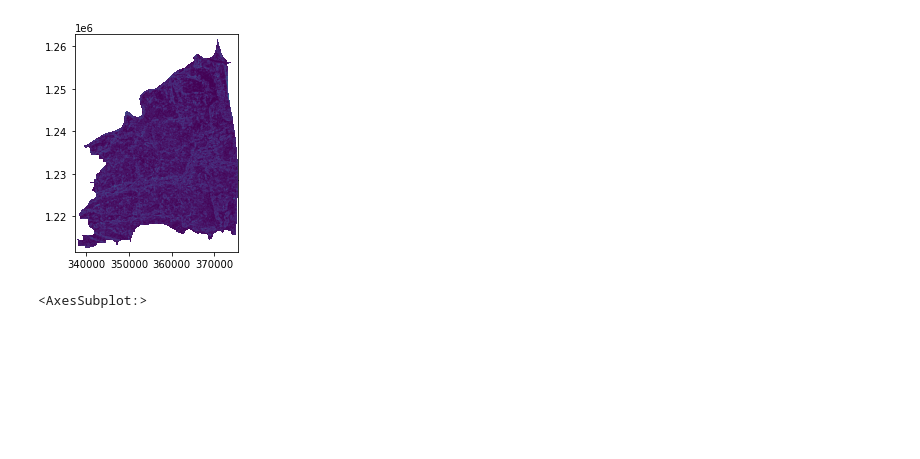
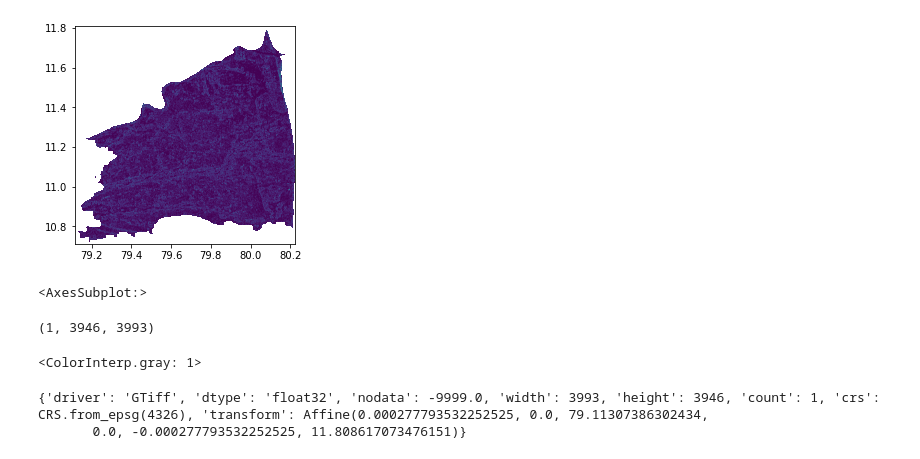
Before and after one commit to NilimaKD/lila-reports, a Jupyter notebook: Clipping Slope raste.ipynb, the cells around one changed output. Saved outputs shown, nothing was run; the diff lists cells and outputs as text; code cells hidden in the pictures; blank space fills up the shorter version.

Commit message:
Slope and GHI raster visualization

```diff
--- a/Clipping Slope raste.ipynb
+++ b/Clipping Slope raste.ipynb
@@ -7,3 +11,20 @@ import rasterio
+# %%
+#Setting path to directory
+
+def get_rooted(stem):
+    return "F:/AV Consulting/2022/LiLa/TN Government/Data/LiLa_Nagapattinam/" + stem
+
+def read_raster_UT(stem):
+    return rasterio.open(get_rooted(stem))
+
+def read_shpfi_UT(stem):
+    return fiona.open(get_rooted(stem))
+
+def read_rastergpd_UT(stem):
+    return gpd.read_file(get_rooted(stem))
+
+def read_rastergdal_UT(stem):
+    return gdal.Open(get_rooted(stem))
 # %%
 #Open Shapefile with fiona
 # %%
@@ -31,5 +104,4 @@ import rasterio.plot
 # %%
-rasterio.plot.show(rasterio.open('F:\\AV Consulting\\2022\\LiLa\\TN Government\\Data\\LiLa_Nagapattinam\\Output slope rasternagapattinam_slope.tif'))
+#Open destination raster
+_tif_dst_slope_epsg4326 = rasterio.open(
+    'F:/AV Consulting/2022/LiLa/TN Government/Data/LiLa_Nagapattinam/workdir/Outputslope_rst_dst_epsg4326.tif', 'w', **kwargs)
-# %% [output]
-[figure, removed]
-<AxesSubplot:>
@@ -35,0 +122,6 @@ rasterio.plot.show(rasterio.open('F:\\AV Consulting\\2022\\LiLa\\TN Government\\
+# %%
+_tif_dst_slope_epsg4326 = read_raster_UT('workdir/Outputslope_rst_dst_epsg4326.tif')
+show(_tif_dst_slope_epsg4326)
+# %% [output]
+[figure, added]
+<AxesSubplot:>
@@ -35,0 +135,16 @@ rasterio.plot.show(rasterio.open('F:\\AV Consulting\\2022\\LiLa\\TN Government\\
+# %%
+array = _tif_dst_slope_epsg4326.read()
+array.shape
+#raster shape is given as (band, rows, columns)
+# %% [output]
+(1, 3946, 3993)
+# %%
+_tif_dst_slope_epsg4326.colorinterp[0]
+# %% [output]
+<ColorInterp.gray: 1>
+# %%
+_tif_dst_slope_epsg4326_meta =_tif_dst_slope_epsg4326.meta
+print(_tif_dst_slope_epsg4326_meta)
+# %% [output]
+{'driver': 'GTiff', 'dtype': 'float32', 'nodata': -9999.0, 'width': 3993, 'height': 3946, 'count': 1, 'crs': CRS.from_epsg(4326), 'transform': Affine(0.000277793532252525, 0.0, 79.11307386302434,
+       0.0, -0.000277793532252525, 11.808617073476151)}
```
Also changed, not shown: parts of 34 cells of this notebook.
